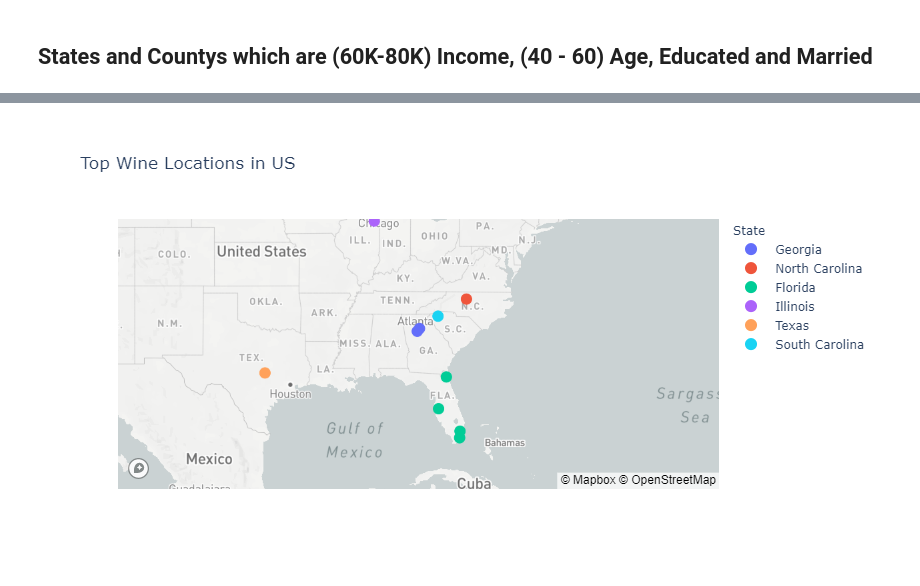
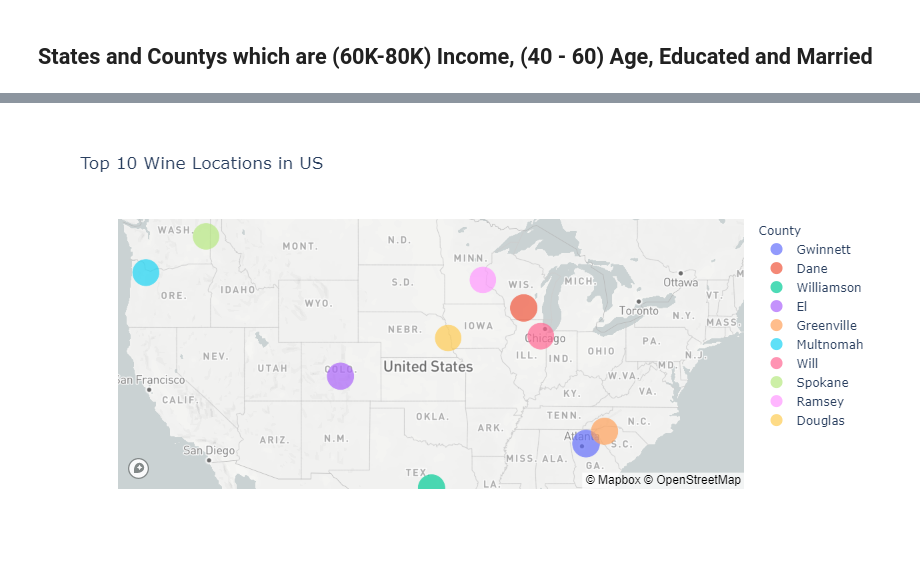
Before and after one commit to chirathlv/Project-Winelist, a Jupyter notebook: dashboard.ipynb, the cells around one changed output, grey strips where cells are left out. Saved outputs shown, nothing was run; the diff lists cells and outputs as text; code cells hidden in the pictures.

Commit message:
Census Data based Map some changes done

```diff
--- a/dashboard.ipynb
+++ b/dashboard.ipynb
@@ -167,0 +166,7 @@ top_income_df.head()
+# %%
+# Group them by State and County
+df = top_income_df.groupby(['State', 'County']).sum()
+# %%
+# Rank column which has total of Marital_Pop, Age_Pop and Education_Pop
+df['Rank'] = df[['Marital_Pop', 'Age_Pop', 'Education_Pop']].sum(axis=1)
+df.head()
@@ -168,4 +181,4 @@ top_income_df.head()
 # %%
-# Best 10 Records which has Highest Age (40 - 60), Educated and Married Population
-top_10 = top_income_df.sort_values(['Age_Pop', 'Education_Pop', 'Marital_Pop'], ascending=False).iloc[:10]
-top_10_data = geo_coordinates(top_10)
+# Top 10 States and its countys which has highest Marital Population, Age (40-60) Population and Most Educated
+df = df.sort_values('Rank', ascending=False).iloc[:10].reset_index()
+df
@@ -171,0 +197,4 @@ top_10_data = geo_coordinates(top_10)
+# %%
+# Get the Latitude and Longitude coordinates
+df = geo_coordinates(df)
+df
@@ -172,19 +213,20 @@ top_10_data = geo_coordinates(top_10)
 # %%
 # Set the mapbox access token
 px.set_mapbox_access_token(map_box_api)
 
 # Create a scatter mapbox to analyze neighborhood info
 map_plot = px.scatter_mapbox(
-    top_10_data,
+    df,
     lat='Lat',
     lon='Lon',
-    color='State',
-    title='Top Wine Locations in US',
+    color='County',
+    size='Rank',
+    title='Top 10 Wine Locations in US',
     color_continuous_scale=px.colors.sequential.Rainbow,
-    size_max=50,
+    size_max=20,
     zoom=3
 )
-map_plot.update_traces(marker={'size': 12})
+#map_plot.update_traces(marker={'size': 12})
 map_plot.show()
 # %% [output]
-[figure, old version]
+[figure, new version]
```
Also changed, not shown: parts of 11 cells of this notebook.
